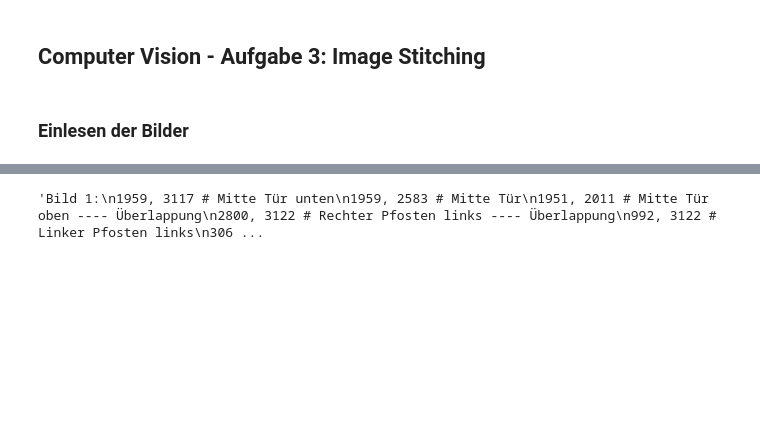
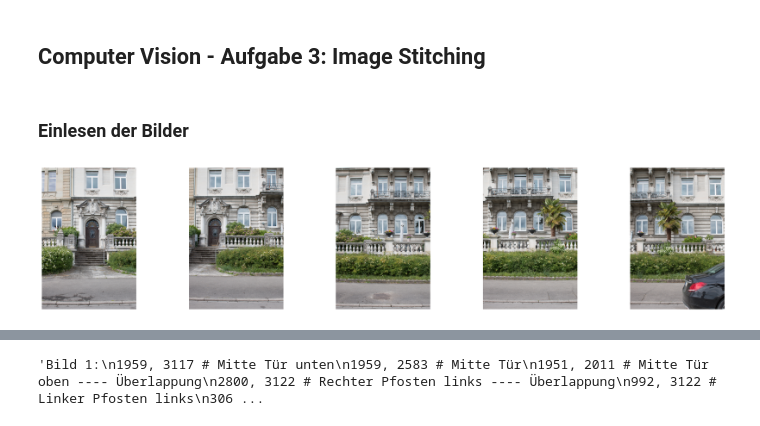
Before and after one commit to lumeav/ComputerVision, a Jupyter notebook: Aufgabe_3/Aufgabe3.ipynb, the cells around one changed output, grey strips where cells are left out. Drawn from its saved outputs; the diff is of its cells as text; code cells hidden in the pictures; blank space fills up the shorter version.

```diff
--- a/Aufgabe_3/Aufgabe3.ipynb
+++ b/Aufgabe_3/Aufgabe3.ipynb
@@ -5,19 +5,35 @@
 # %%
 import matplotlib.pyplot as plt
 import numpy as np
 from skimage import data
 from pathlib import Path
+import cv2
 
 setname = "Set1"
 images = []
 
 for file in Path("Bilder").glob(f"{setname}*"):
     image = plt.imread(file)
     image = image.astype(float)
     image = image / 255
     images.append(image)
 image1 = images[0]
 image2 = images[1]
+
+fig, axes = plt.subplots(1, len(images), figsize=(4 * len(images), 4))
+
+# Falls nur ein Bild vorhanden ist:
+if len(images) == 1:
+    axes = [axes]
+
+for ax, img in zip(axes, images):
+    ax.imshow(img)
+    ax.axis("off")
+
+plt.tight_layout()
+plt.show()
+# %% [output]
+[figure, added]
 # %%
 world = {
     # Tür
```
Also changed, not shown: parts of 2 cells of this notebook.
